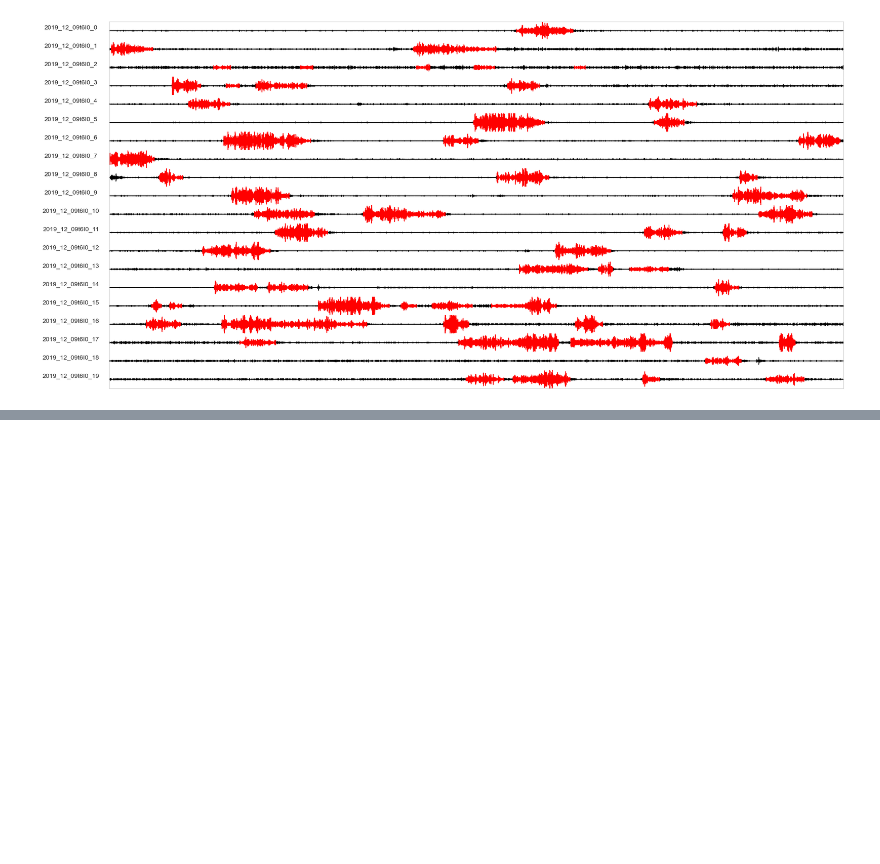
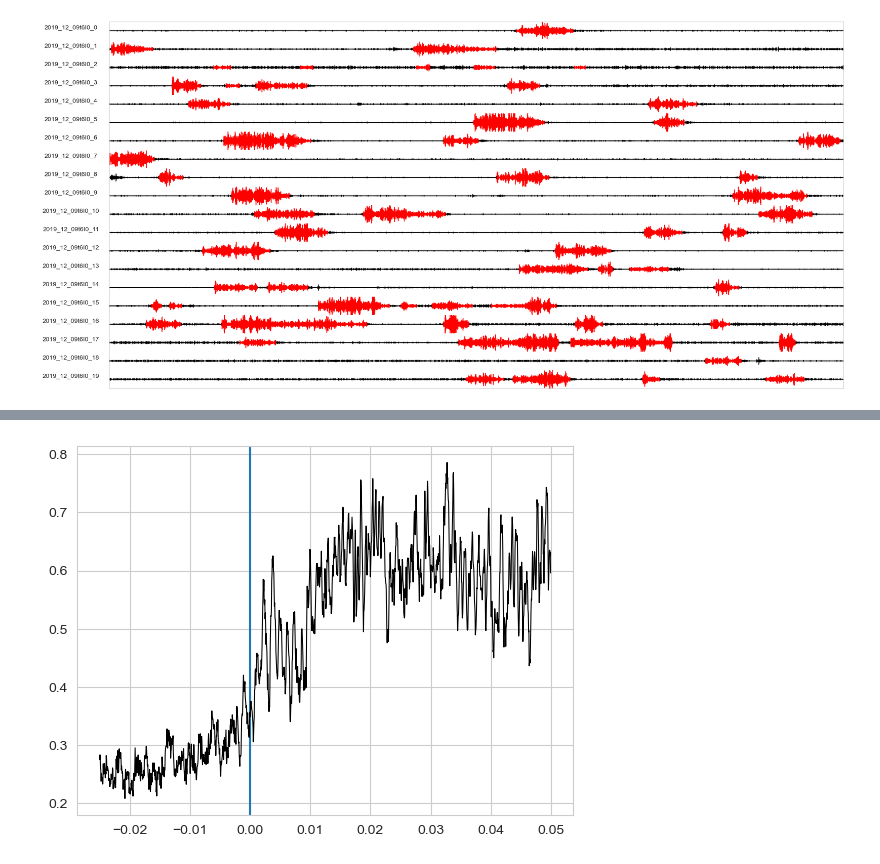
Before and after one commit to kerseviciute/movement-s1-m1, a Jupyter notebook: notebooks/04_03_movement.ipynb, the cells around one changed output, grey strips where cells are left out. Drawn from its saved outputs; the diff is of its cells as text; code cells hidden in the pictures; blank space fills up the shorter version.

```diff
--- a/notebooks/04_03_movement.ipynb
+++ b/notebooks/04_03_movement.ipynb
@@ -171,0 +219,6 @@ plot_all_events(data, channels = data.ch_names, movement = episodes, limit = 10)
+# %%
+plt.axvline(x = 0, linestyle = "-")
+plt.plot(x, episode_data_mean, c = "black", linewidth = 0.75)
+plt.show()
+# %% [output]
+[figure, added]
```
Also changed, not shown: parts of 4 cells of this notebook, 1 other file.
